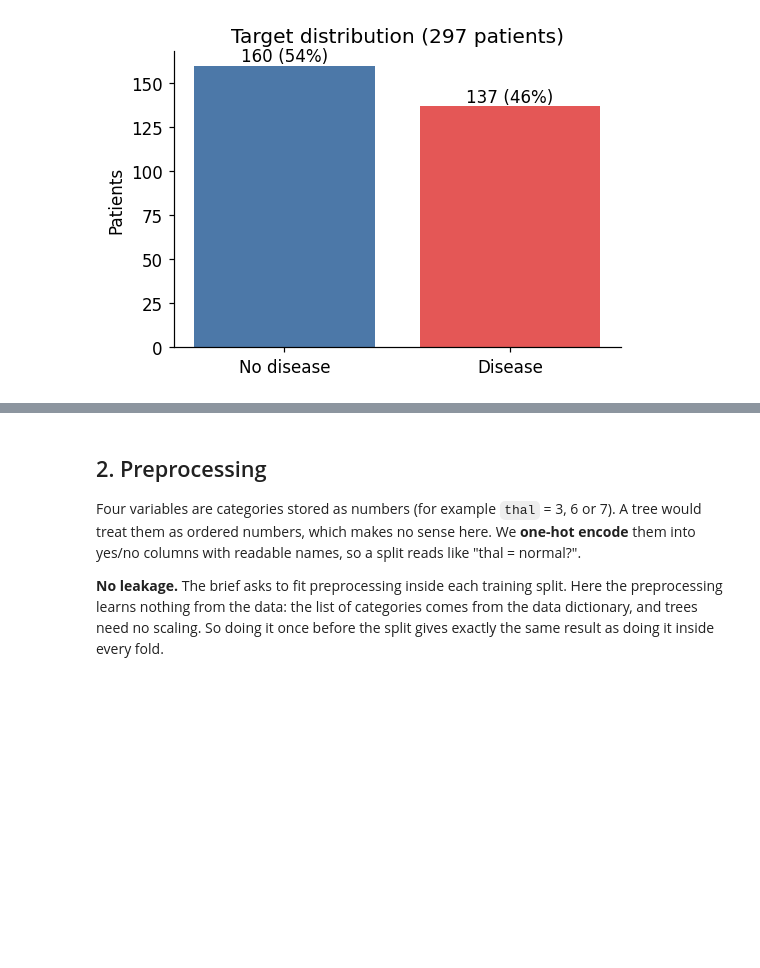
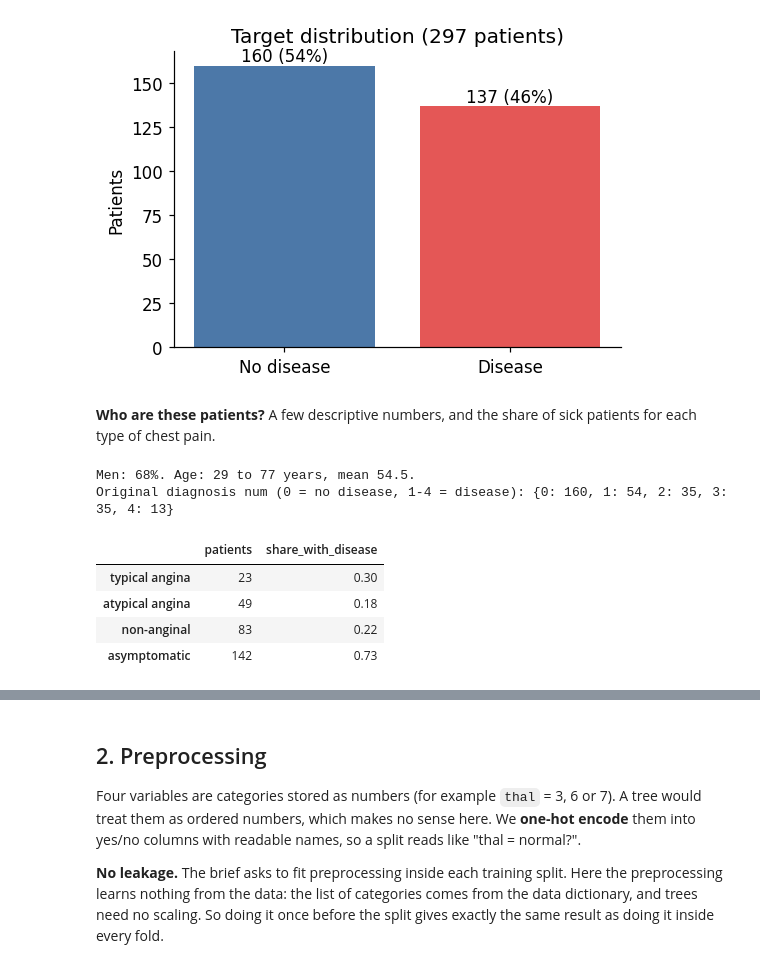
Before and after one commit to widodu77/augmented-dec, a Jupyter notebook: heart_disease_tree.ipynb, the cells around one changed output, grey strips where cells are left out. Drawn from its saved outputs; the diff is of its cells as text; code cells hidden in the pictures; blank space fills up the shorter version.

```diff
--- a/heart_disease_tree.ipynb
+++ b/heart_disease_tree.ipynb
@@ -137,3 +137,19 @@ fig.savefig("figures/01_target_distribution.png")
 plt.show()
 # %% [output]
 [figure]
+# %% [markdown]
+**Who are these patients?** A few descriptive numbers, and the share of sick patients for each type of chest pain.
+# %%
+print(f"Men: {df['sex'].mean():.0%}. Age: {df['age'].min():.0f} to {df['age'].max():.0f} years, mean {df['age'].mean():.1f}.")
+print("Original diagnosis num (0 = no disease, 1-4 = disease):", raw.dropna()["num"].value_counts().sort_index().to_dict())
+pain = df.groupby("chest_pain")["disease"].agg(patients="size", share_with_disease="mean").round(2)
+pain.index = [{1: "typical angina", 2: "atypical angina", 3: "non-anginal", 4: "asymptomatic"}[int(k)] for k in pain.index]
+pain
+# %% [output]
+Men: 68%. Age: 29 to 77 years, mean 54.5.
+Original diagnosis num (0 = no disease, 1-4 = disease): {0: 160, 1: 54, 2: 35, 3: 35, 4: 13}
+|  | patients | share_with_disease |
+| typical angina | 23 | 0.30 |
+| atypical angina | 49 | 0.18 |
+| non-anginal | 83 | 0.22 |
+| asymptomatic | 142 | 0.73 |
```
Also changed, not shown: parts of 3 cells of this notebook, 2 other files.
